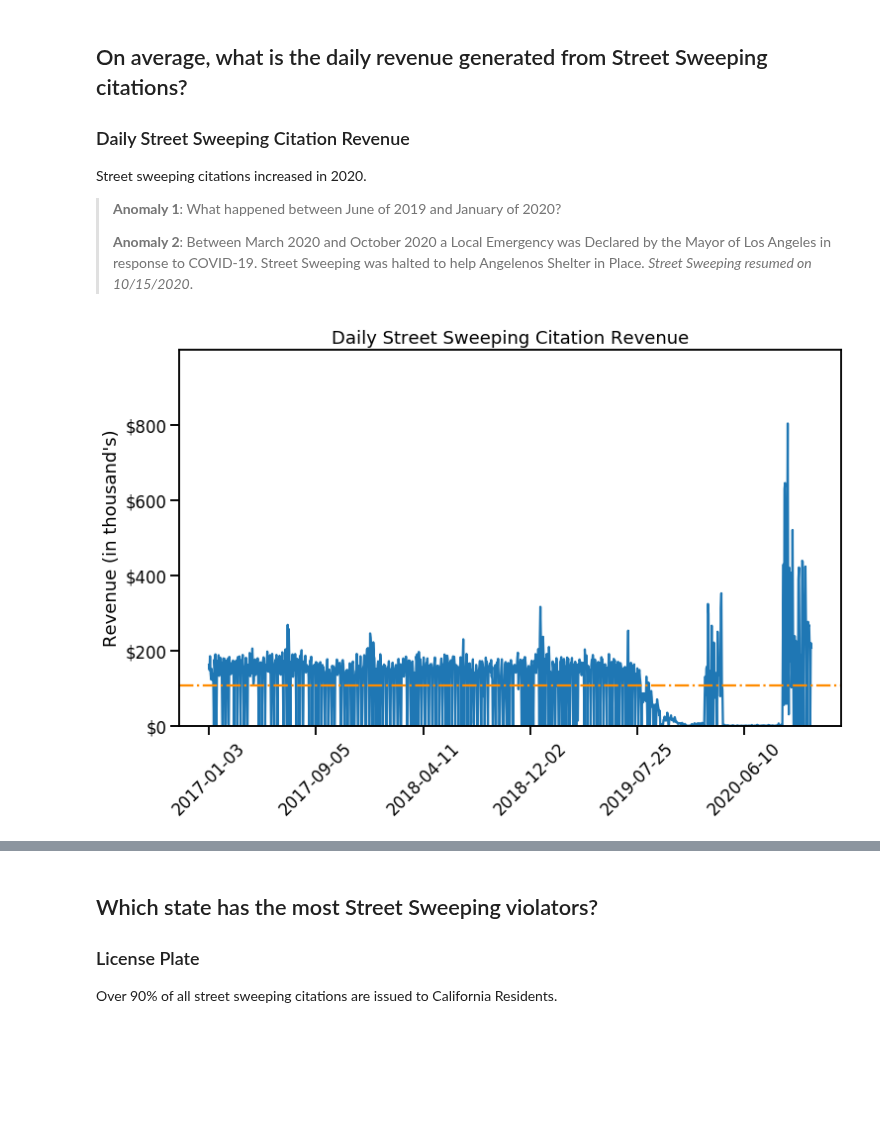
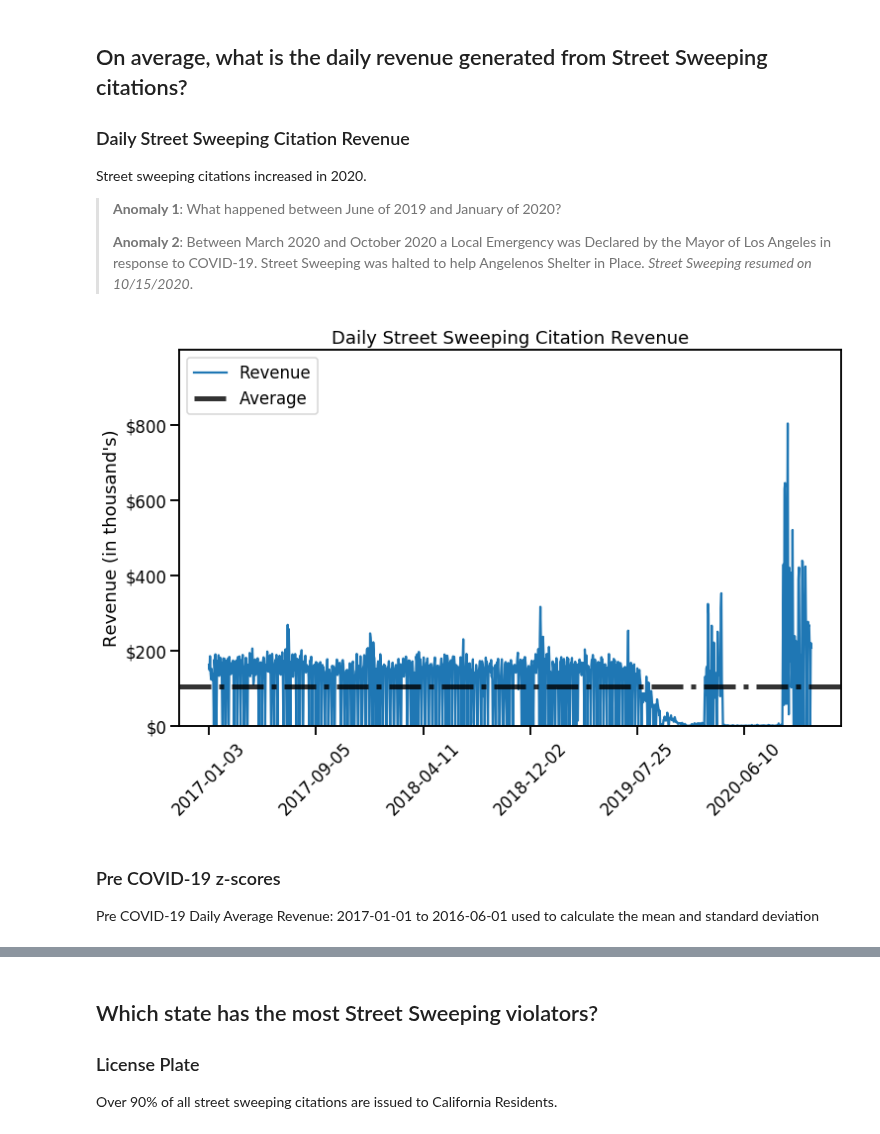
Before and after one commit to Promeos/LADOT-COVID19-enforcement, a Jupyter notebook: MVP.ipynb, the cells around one changed output, grey strips where cells are left out. Saved outputs shown, nothing was run; the diff lists cells and outputs as text; code cells hidden in the pictures; blank space fills up the shorter version.

```diff
--- a/MVP.ipynb
+++ b/MVP.ipynb
@@ -231 +234,22 @@ Street sweeping citations increased in 2020.
+# %%
+sns.set_context('talk')
+
+# Plot daily revenue from street sweeping citations
+daily_revenue.plot(figsize=(12, 7), label='Revenue')
+plt.axhline(daily_revenue.mean(), color='black', linestyle="-.", label='Average', linewidth=5, alpha=.8)
+
+plt.title("Daily Street Sweeping Citation Revenue")
+plt.xlabel('')
+plt.ylabel("Revenue (in thousand's)")
+
+plt.xticks(rotation=45)
+plt.yticks(range(0, 1_000_000, 200_000), ['$0', '$200', '$400', '$600', '$800',])
+plt.ylim(0, 1_000_000)
+
+plt.legend(loc=2, framealpha=.8);
+# %% [output]
+[figure, added]
+# %% [markdown]
+### Pre COVID-19 z-scores
+Pre COVID-19 Daily Average Revenue: 2017-01-01 to 2016-06-01 used to calculate the mean and standard deviation
 # %%
@@ -235,16 +259,0 @@ mean_precovid = daily_revenue_precovid.groupby('issue_date').fine_amount.sum().m
-# %%
-sns.set_context('talk')
-
-# Plot daily revenue from street sweeping citations
-df_citations.groupby('issue_date').fine_amount.sum().plot(figsize=(12, 7))
-plt.axhline(avg_daily_revenue_precovid, color='darkorange', linestyle="-.")
-
-plt.title("Daily Street Sweeping Citation Revenue")
-plt.xlabel('')
-plt.ylabel("Revenue (in thousand's)")
-
-plt.xticks(rotation=45)
-plt.yticks(range(0, 1_000_000, 200_000), ['$0', '$200', '$400', '$600', '$800',])
-plt.ylim(0, 1_000_000);
-# %% [output]
-[figure, removed]
```
Also changed, not shown: parts of 24 cells of this notebook.
